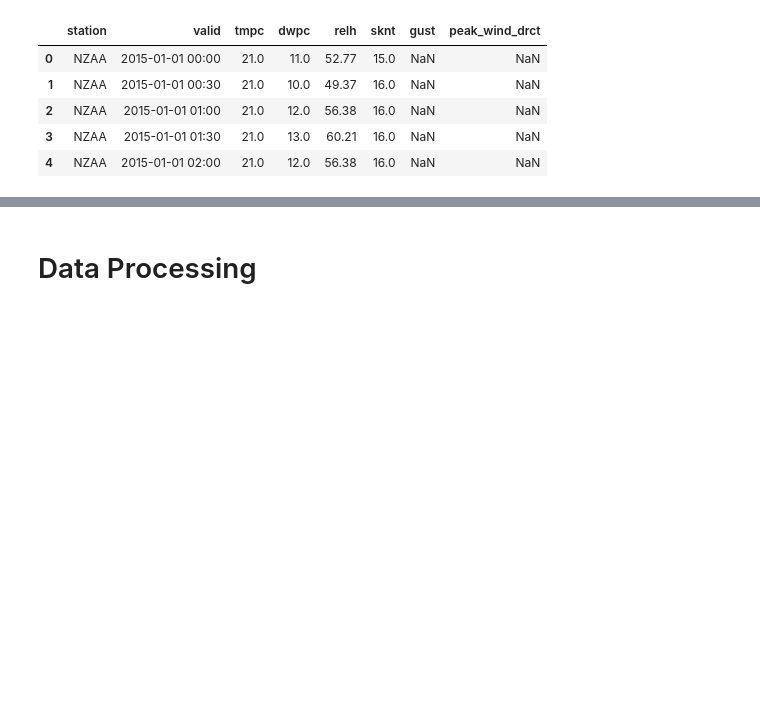
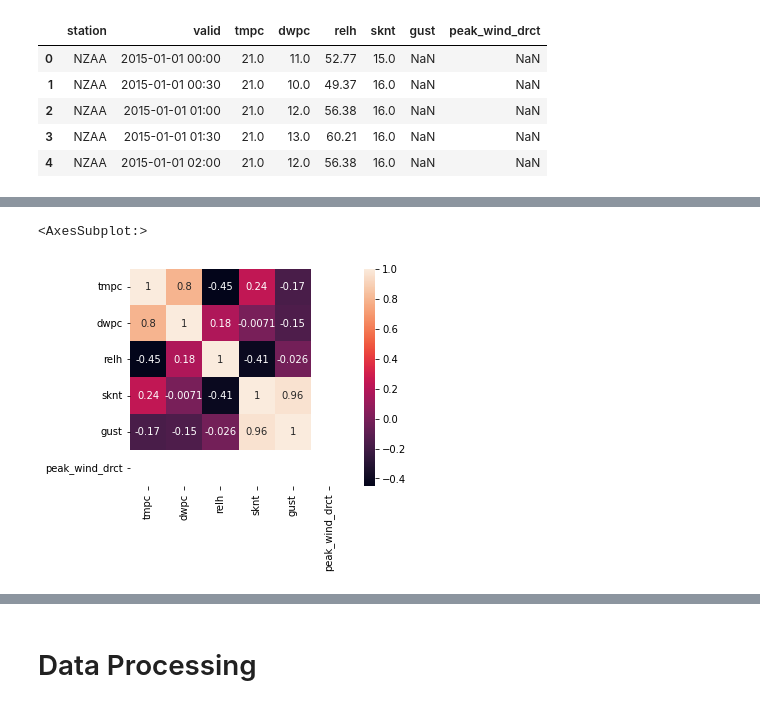
Before and after one commit to abinicorn/2022-Phase-2, a Jupyter notebook: DataScience/submission.ipynb, the cells around one changed output, grey strips where cells are left out. Drawn from its saved outputs; the diff is of its cells as text; code cells hidden in the pictures; blank space fills up the shorter version.

```diff
--- a/DataScience/submission.ipynb
+++ b/DataScience/submission.ipynb
@@ -21,0 +77,5 @@ dataset.head() # Show the first five results.
+# %%
+sns.heatmap(dataset.corr(), annot=True, square=True)
+# %% [output]
+<AxesSubplot:>
+[figure, added]
```
Also changed, not shown: parts of 6 cells of this notebook.
